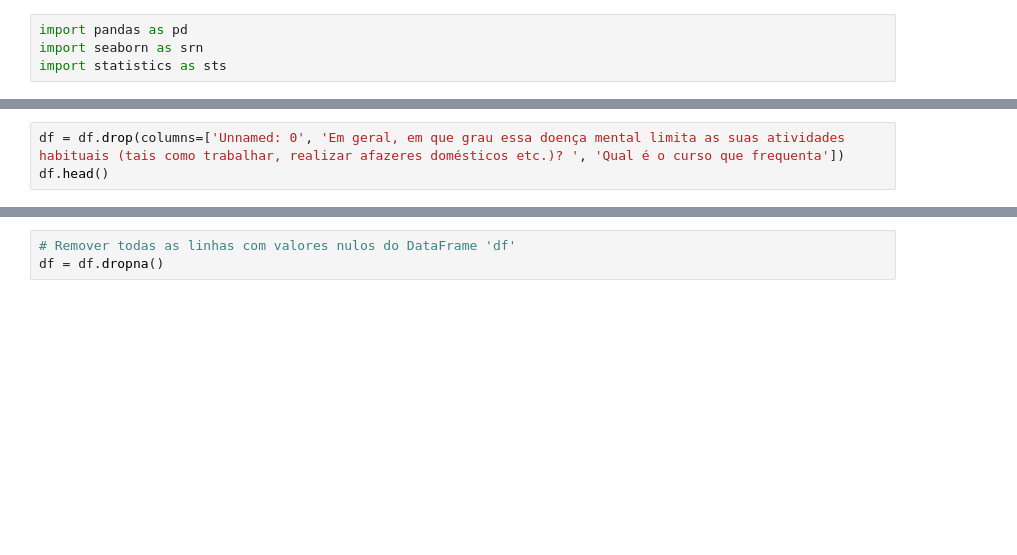
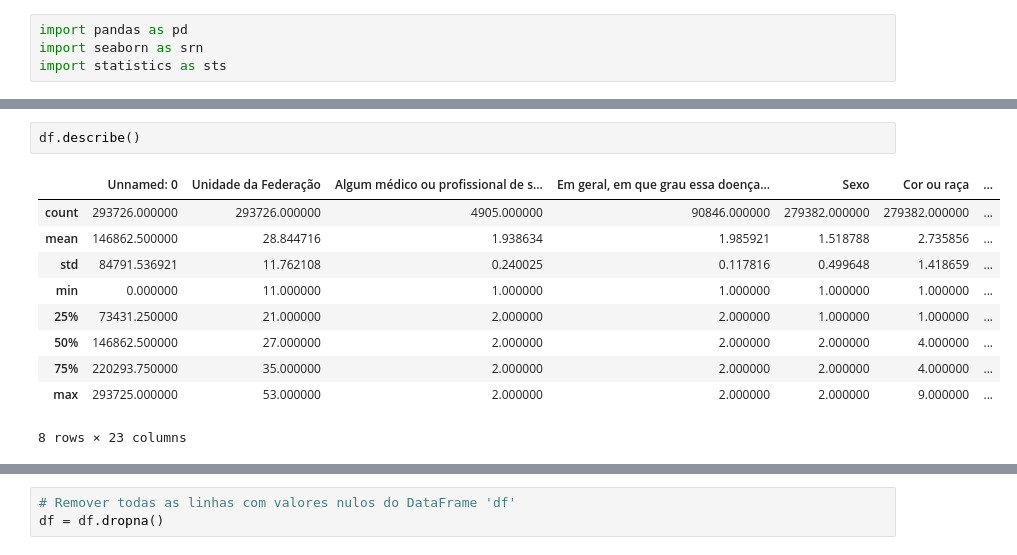
Before and after one commit to GabrielVidigal/toc-ai-deepLearning, a Jupyter notebook: TCC-TOC-dataProcessing.ipynb, the cells around one changed output, grey strips where cells are left out. Cells and saved outputs as stored; diff of their text form; blank space fills up the shorter version.

```diff
--- a/TCC-TOC-dataProcessing.ipynb
+++ b/TCC-TOC-dataProcessing.ipynb
@@ -20,3 +20,0 @@ print(df.shape)
-# %%
-df = df.drop(columns=['Unnamed: 0', 'Em geral, em que grau essa doença mental limita as suas atividades habituais (tais como trabalhar, realizar afazeres domésticos etc.)? ', 'Qual é o curso que frequenta'])
-df.head()
@@ -29,0 +41,13 @@ df.head()
+# %%
+df.describe()
+# %% [output]
+|  | Unnamed: 0 | Unidade da Federação | Algum médico ou profissional de s... | Em geral, em que grau essa doença... | Sexo | Cor ou raça | ... |
+| count | 293726.000000 | 293726.000000 | 4905.000000 | 90846.000000 | 279382.000000 | 279382.000000 | ... |
+| mean | 146862.500000 | 28.844716 | 1.938634 | 1.985921 | 1.518788 | 2.735856 | ... |
+| std | 84791.536921 | 11.762108 | 0.240025 | 0.117816 | 0.499648 | 1.418659 | ... |
+| min | 0.000000 | 11.000000 | 1.000000 | 1.000000 | 1.000000 | 1.000000 | ... |
+| 25% | 73431.250000 | 21.000000 | 2.000000 | 2.000000 | 1.000000 | 1.000000 | ... |
+| 50% | 146862.500000 | 27.000000 | 2.000000 | 2.000000 | 2.000000 | 4.000000 | ... |
+| 75% | 220293.750000 | 35.000000 | 2.000000 | 2.000000 | 2.000000 | 4.000000 | ... |
+| max | 293725.000000 | 53.000000 | 2.000000 | 2.000000 | 2.000000 | 9.000000 | ... |
+8 rows × 23 columns
```
Also changed, not shown: parts of 19 cells of this notebook, 2 other files.
